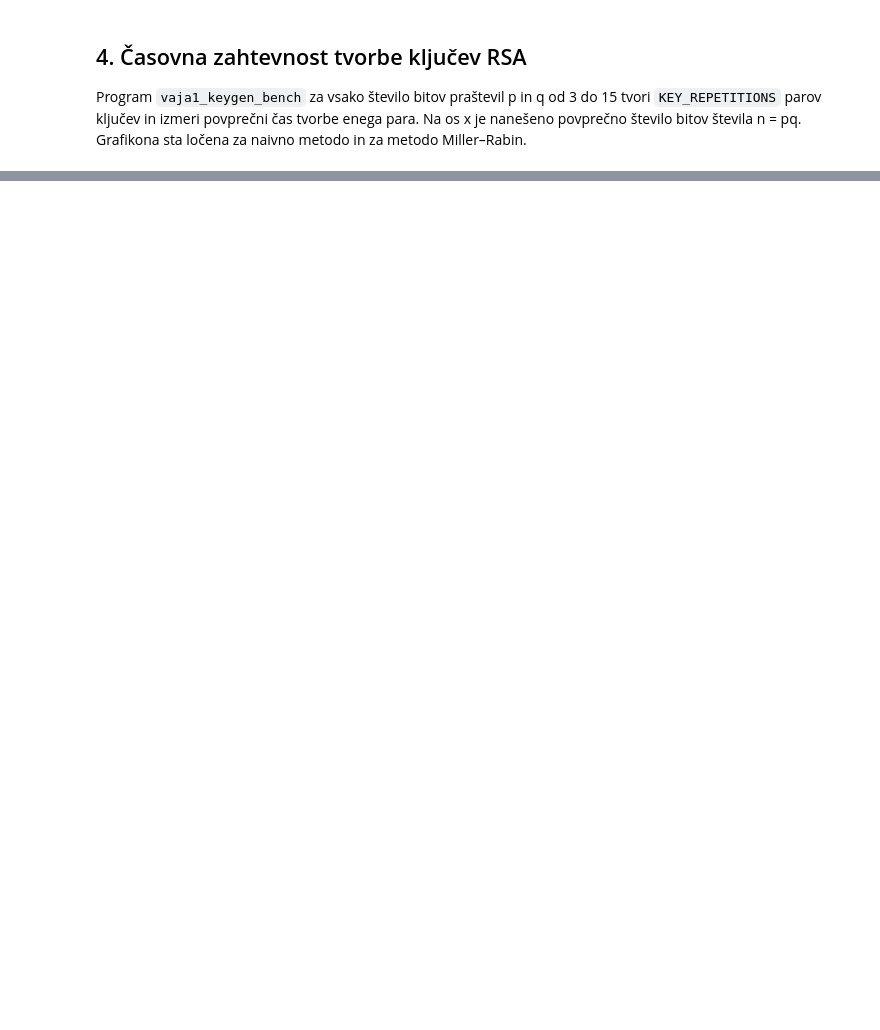
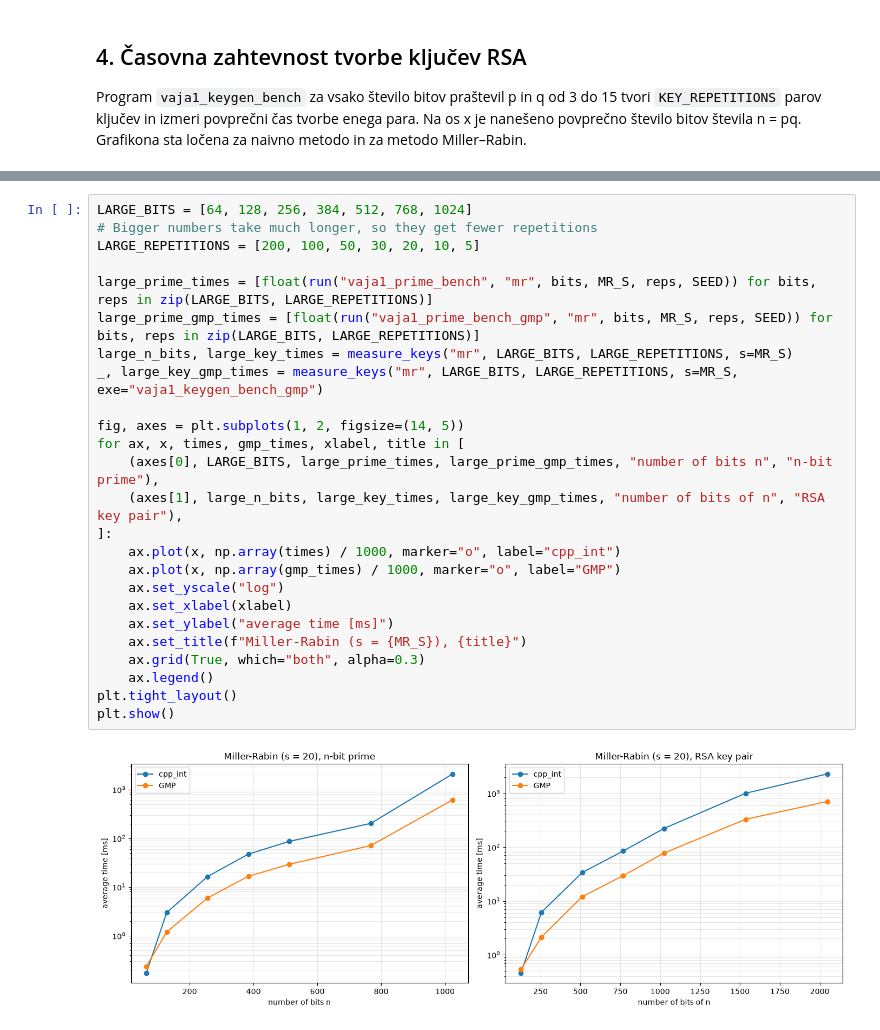
Before and after one commit to dtomic28/ia, a Jupyter notebook: vaja1/analysis/analysis.ipynb, the cells around one changed output, grey strips where cells are left out. Cells and saved outputs as stored; diff of their text form; blank space fills up the shorter version.

```diff
--- a/vaja1/analysis/analysis.ipynb
+++ b/vaja1/analysis/analysis.ipynb
@@ -169,0 +188,27 @@ plt.show()
+# %%
+LARGE_BITS = [64, 128, 256, 384, 512, 768, 1024]
+# Bigger numbers take much longer, so they get fewer repetitions
+LARGE_REPETITIONS = [200, 100, 50, 30, 20, 10, 5]
+
+large_prime_times = [float(run("vaja1_prime_bench", "mr", bits, MR_S, reps, SEED)) for bits, reps in zip(LARGE_BITS, LARGE_REPETITIONS)]
+large_prime_gmp_times = [float(run("vaja1_prime_bench_gmp", "mr", bits, MR_S, reps, SEED)) for bits, reps in zip(LARGE_BITS, LARGE_REPETITIONS)]
+large_n_bits, large_key_times = measure_keys("mr", LARGE_BITS, LARGE_REPETITIONS, s=MR_S)
+_, large_key_gmp_times = measure_keys("mr", LARGE_BITS, LARGE_REPETITIONS, s=MR_S, exe="vaja1_keygen_bench_gmp")
+
+fig, axes = plt.subplots(1, 2, figsize=(14, 5))
+for ax, x, times, gmp_times, xlabel, title in [
+    (axes[0], LARGE_BITS, large_prime_times, large_prime_gmp_times, "number of bits n", "n-bit prime"),
+    (axes[1], large_n_bits, large_key_times, large_key_gmp_times, "number of bits of n", "RSA key pair"),
+]:
+    ax.plot(x, np.array(times) / 1000, marker="o", label="cpp_int")
+    ax.plot(x, np.array(gmp_times) / 1000, marker="o", label="GMP")
+    ax.set_yscale("log")
+    ax.set_xlabel(xlabel)
+    ax.set_ylabel("average time [ms]")
+    ax.set_title(f"Miller-Rabin (s = {MR_S}), {title}")
+    ax.grid(True, which="both", alpha=0.3)
+    ax.legend()
+plt.tight_layout()
+plt.show()
+# %% [output]
+[figure, added]
```
Also changed, not shown: parts of 14 cells of this notebook, 4 other files.
